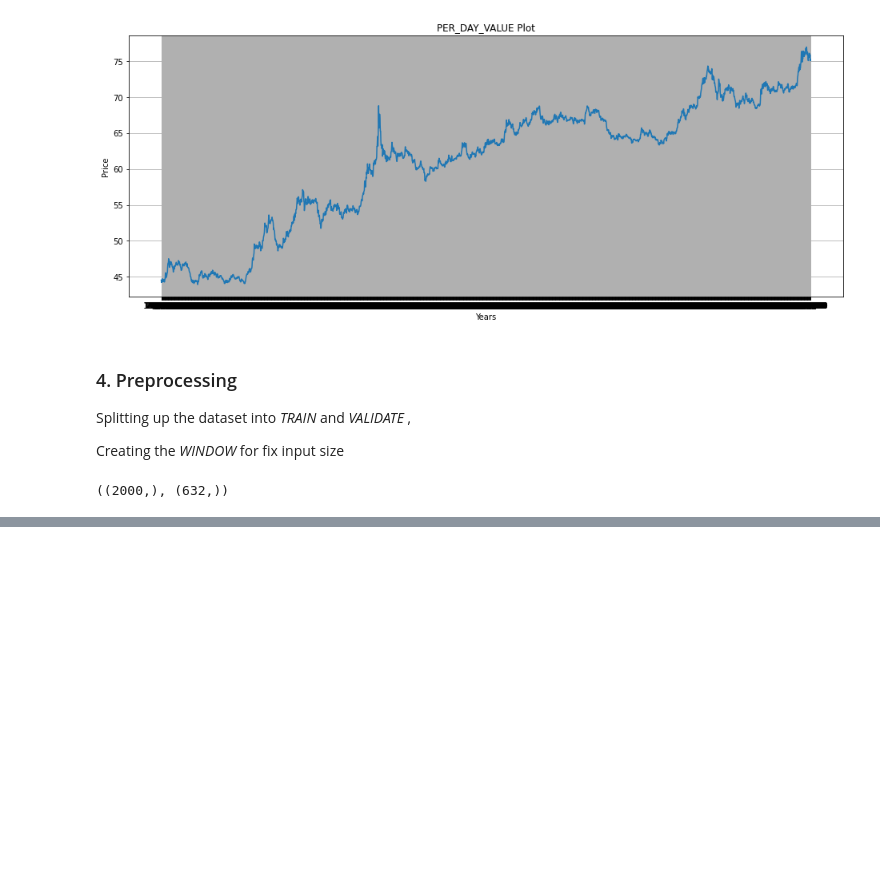
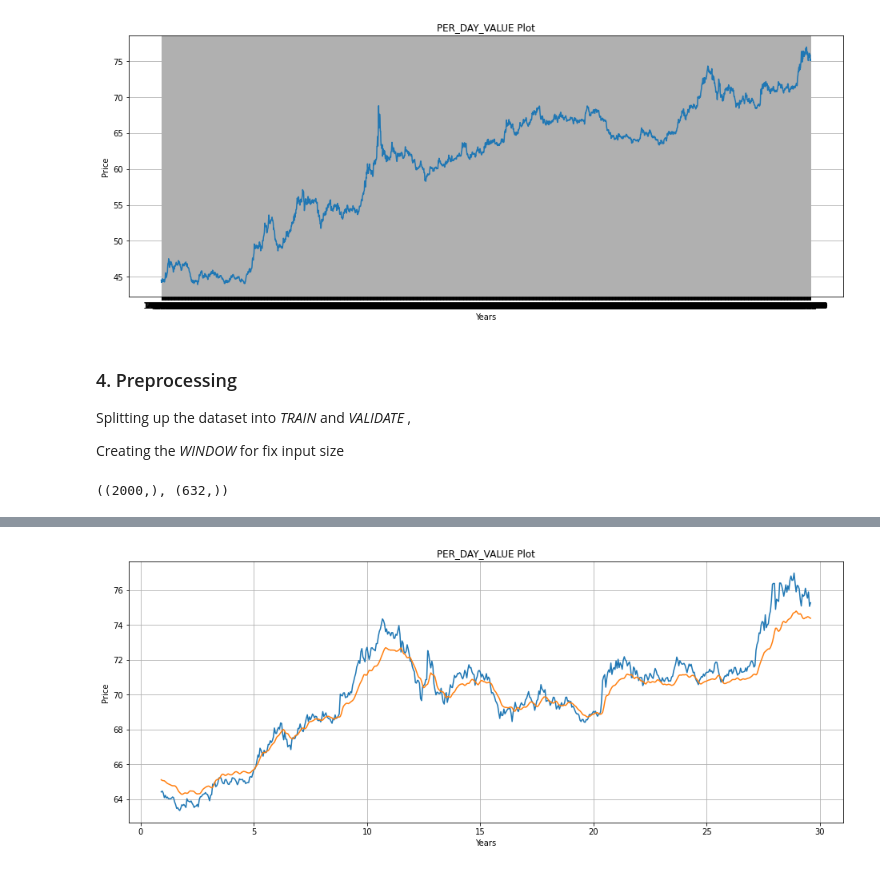
Before and after one commit to immohann/INR-USD-Analysis, a Jupyter notebook: INR_USD_Prediction.ipynb, the cells around one changed output, grey strips where cells are left out. Drawn from its saved outputs; the diff is of its cells as text; code cells hidden in the pictures; blank space fills up the shorter version.

```diff
--- a/INR_USD_Prediction.ipynb
+++ b/INR_USD_Prediction.ipynb
@@ -388,0 +438,13 @@ NameError: ignored
+# %%
+plt.figure(figsize=(16, 6))
+plt.plot(-90+(time_valid/(30-8)),x_valid)
+plt.plot(-90+(time_valid/(30-8)),rnn_forecast)
+plt.ylabel('Price')
+plt.xlabel('Years')
+plt.title('PER_DAY_VALUE Plot')
+
+plt.grid(True,linestyle='-')
+
+plt.show()
+# %% [output]
+[figure, added]
```
Also changed, not shown: parts of 21 cells of this notebook, 2 other files.
